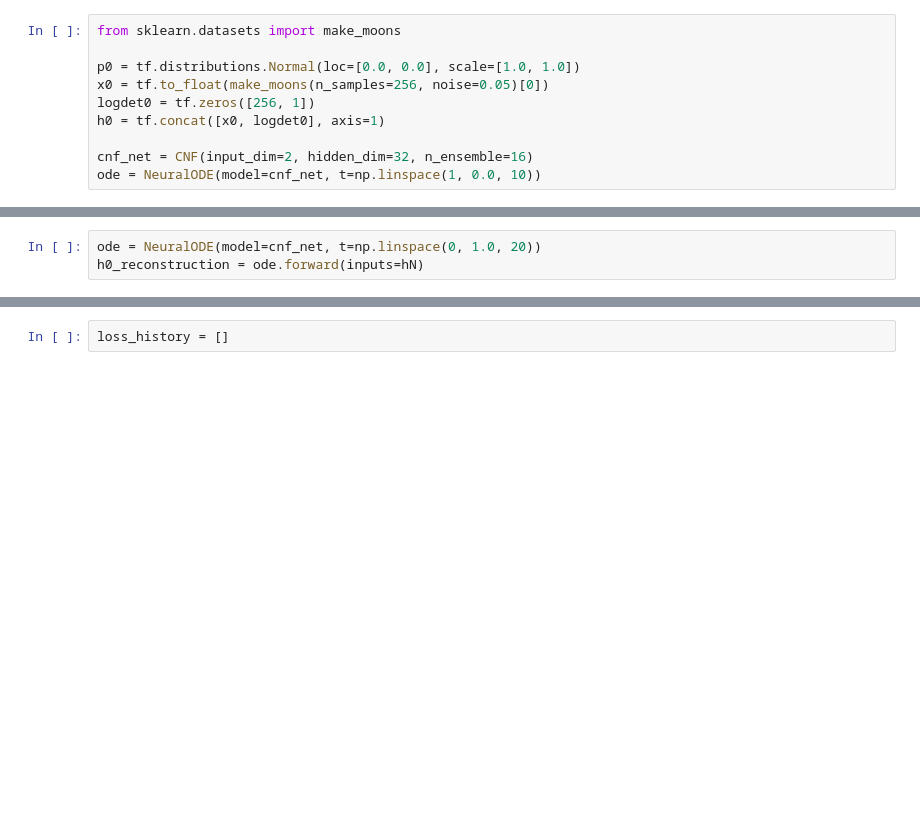
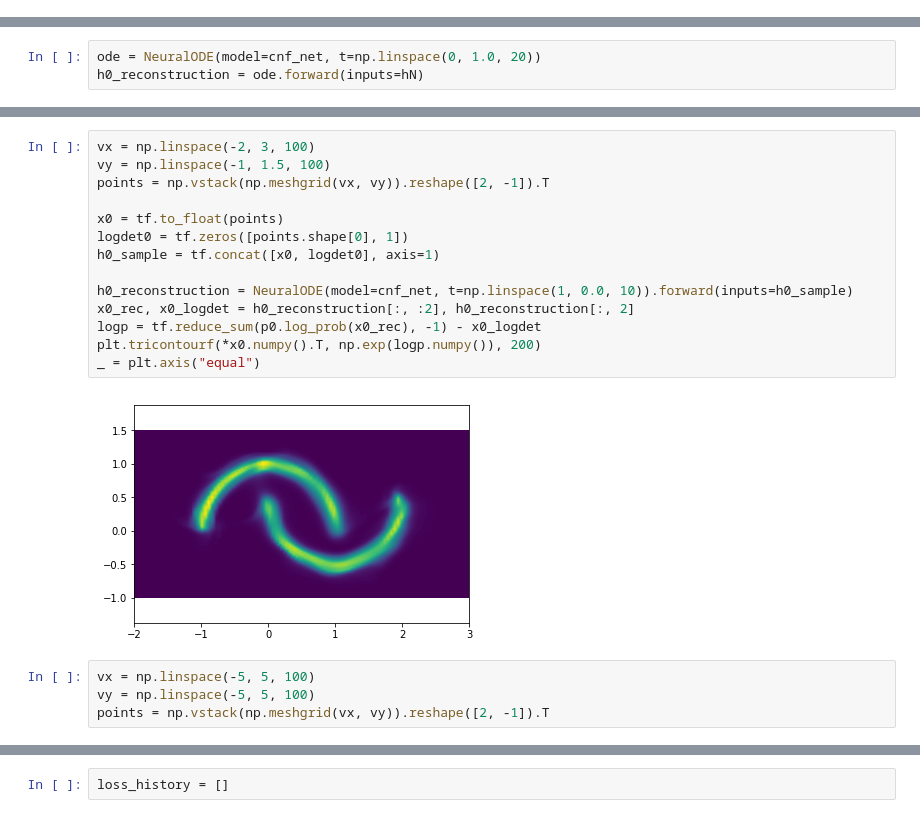
Before and after one commit to kmkolasinski/deep-learning-notes, a Jupyter notebook: seminars/Neural-ODE/nfs.ipynb, the cells around one changed output, grey strips where cells are left out. Drawn from its saved outputs; the diff is of its cells as text; blank space fills up the shorter version.

```diff
--- a/seminars/Neural-ODE/nfs.ipynb
+++ b/seminars/Neural-ODE/nfs.ipynb
@@ -73,10 +76,0 @@ plt.show()
-# %%
-from sklearn.datasets import make_moons
-
-p0 = tf.distributions.Normal(loc=[0.0, 0.0], scale=[1.0, 1.0])
-x0 = tf.to_float(make_moons(n_samples=256, noise=0.05)[0])
-logdet0 = tf.zeros([256, 1])
-h0 = tf.concat([x0, logdet0], axis=1)
-
-cnf_net = CNF(input_dim=2, hidden_dim=32, n_ensemble=16)
-ode = NeuralODE(model=cnf_net, t=np.linspace(1, 0.0, 10))
@@ -138,0 +97,20 @@ _ = plt.axis("equal")
+# %%
+vx = np.linspace(-2, 3, 100)
+vy = np.linspace(-1, 1.5, 100)
+points = np.vstack(np.meshgrid(vx, vy)).reshape([2, -1]).T
+
+x0 = tf.to_float(points)
+logdet0 = tf.zeros([points.shape[0], 1])
+h0_sample = tf.concat([x0, logdet0], axis=1)
+
+h0_reconstruction = NeuralODE(model=cnf_net, t=np.linspace(1, 0.0, 10)).forward(inputs=h0_sample)
+x0_rec, x0_logdet = h0_reconstruction[:, :2], h0_reconstruction[:, 2]
+logp = tf.reduce_sum(p0.log_prob(x0_rec), -1) - x0_logdet
+plt.tricontourf(*x0.numpy().T, np.exp(logp.numpy()), 200)
+_ = plt.axis("equal")
+# %% [output]
+[figure, added]
+# %%
+vx = np.linspace(-5, 5, 100)
+vy = np.linspace(-5, 5, 100)
+points = np.vstack(np.meshgrid(vx, vy)).reshape([2, -1]).T
```
Also changed, not shown: parts of 28 cells of this notebook.
